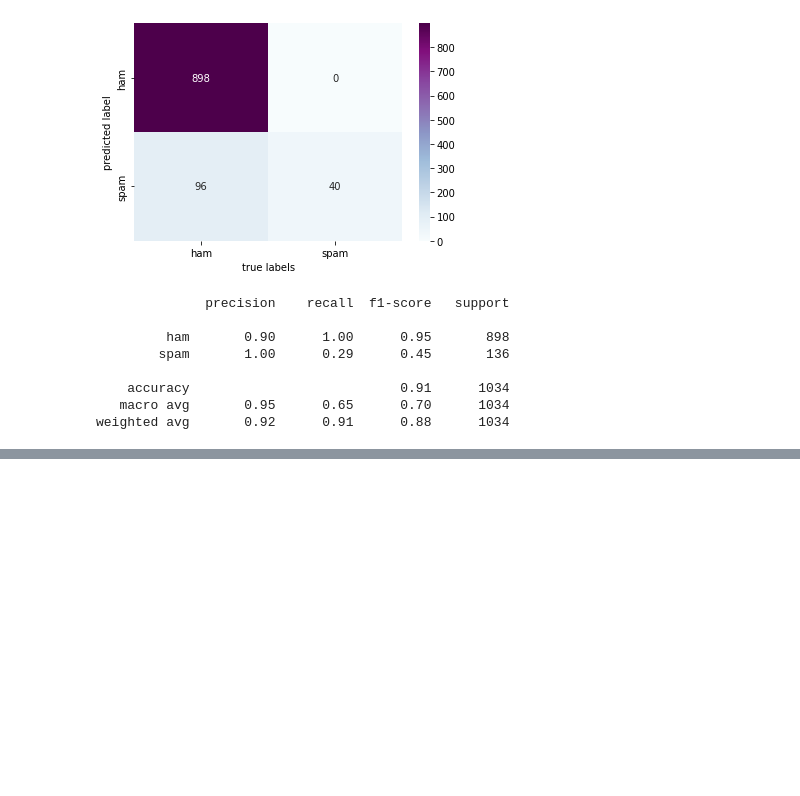
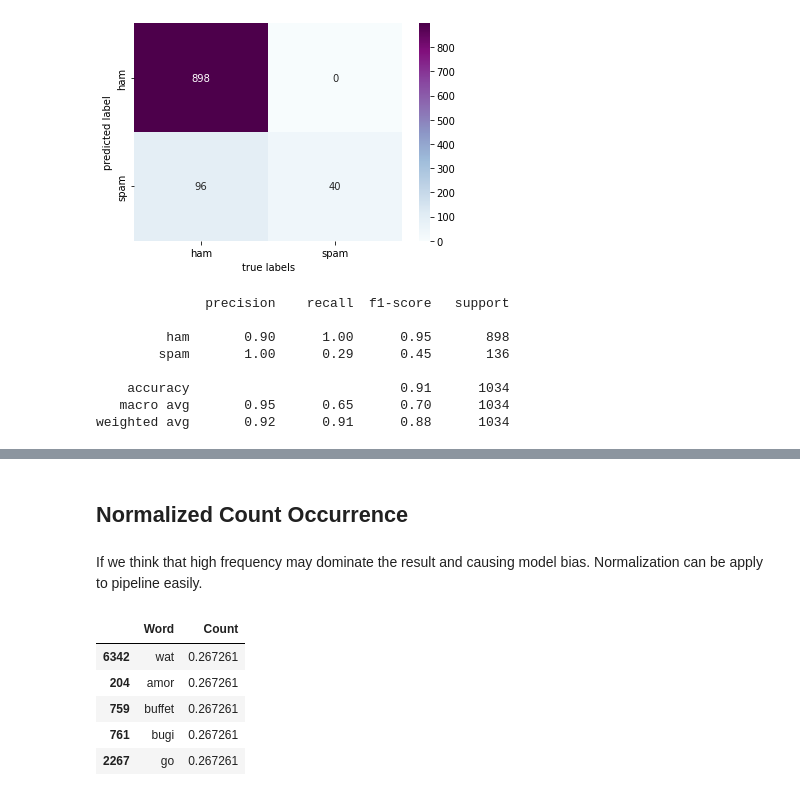
Before and after one commit to sha863/MSc-Dissertation-2022, a Jupyter notebook: Spam_email_detection.ipynb, the cells around one changed output, grey strips where cells are left out. Saved outputs shown, nothing was run; the diff lists cells and outputs as text; code cells hidden in the pictures; blank space fills up the shorter version.

```diff
--- a/Spam_email_detection.ipynb
+++ b/Spam_email_detection.ipynb
@@ -401,0 +526,19 @@ weighted avg       0.92      0.91      0.88      1034
+# %% [markdown]
+## Normalized Count Occurrence
+# %% [markdown]
+If we think that high frequency may dominate the result and causing model bias. Normalization can be apply to pipeline easily.
+# %%
+norm_count_vec = TfidfVectorizer(use_idf=False, norm='l2')
+norm_count_occurs = norm_count_vec.fit_transform(data['text'])
+norm_count_occur_df = pd.DataFrame((count, word) for word, count in zip(
+    norm_count_occurs.toarray().tolist()[0], norm_count_vec.get_feature_names()))
+norm_count_occur_df.columns = ['Word', 'Count']
+norm_count_occur_df.sort_values('Count', ascending=False, inplace=True)
+norm_count_occur_df.head()
+# %% [output]
+|  | Word | Count |
+| 6342 | wat | 0.267261 |
+| 204 | amor | 0.267261 |
+| 759 | buffet | 0.267261 |
+| 761 | bugi | 0.267261 |
+| 2267 | go | 0.267261 |
```
Also changed, not shown: parts of 25 cells of this notebook.
